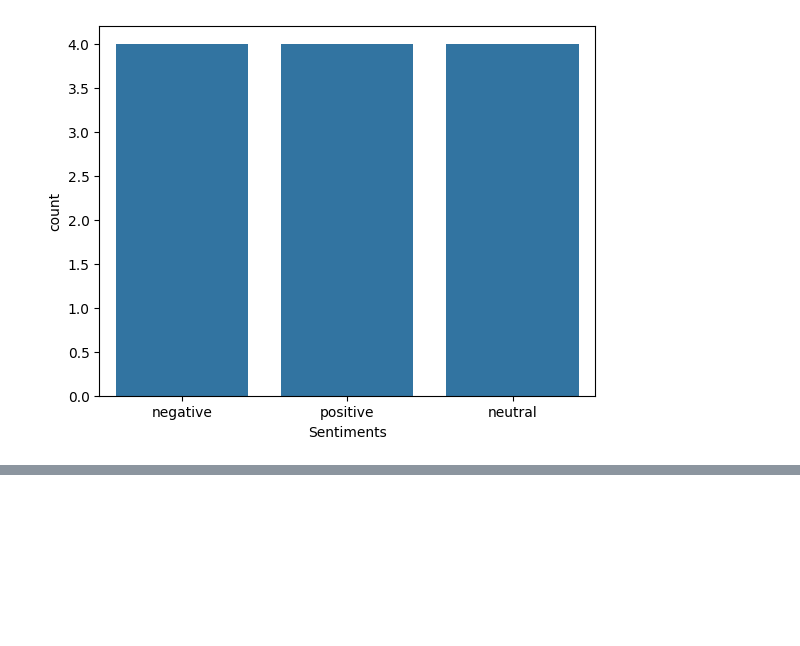
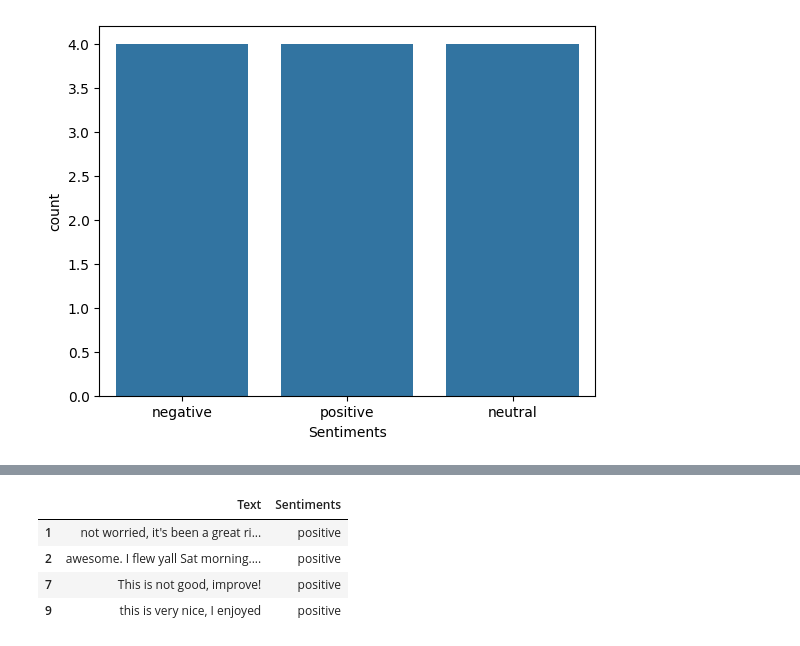
Before and after one commit to MwangiSara/Natural-Language-Processing, a Jupyter notebook: NLP_day2.ipynb, the cells around one changed output, grey strips where cells are left out. Saved outputs shown, nothing was run; the diff lists cells and outputs as text; code cells hidden in the pictures; blank space fills up the shorter version.

```diff
--- a/NLP_day2.ipynb
+++ b/NLP_day2.ipynb
@@ -161,0 +162,11 @@ results.groupby('Sentiments').size().plot(kind='pie',auto)
+# %%
+# printing positive sentimnets only
+positive = results[results['Sentiments'] == 'positive']
+positive
+#print negative and neutral sentiments
+# %% [output]
+|  | Text | Sentiments |
+| 1 | not worried, it's been a great ri... | positive |
+| 2 | awesome. I flew yall Sat morning.... | positive |
+| 7 | This is not good, improve! | positive |
+| 9 | this is very nice, I enjoyed | positive |
```
Also changed, not shown: parts of 1 cell of this notebook.
